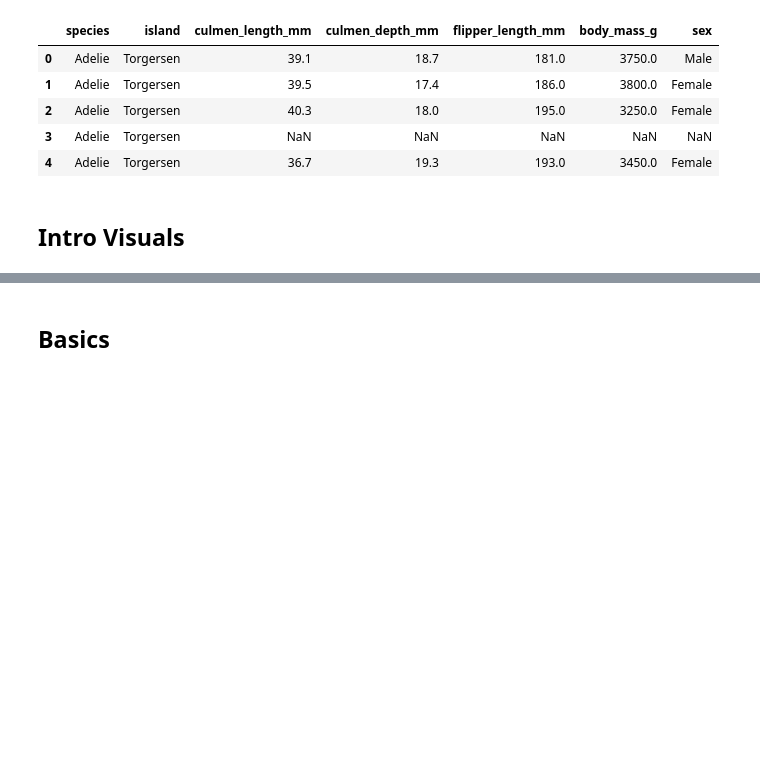
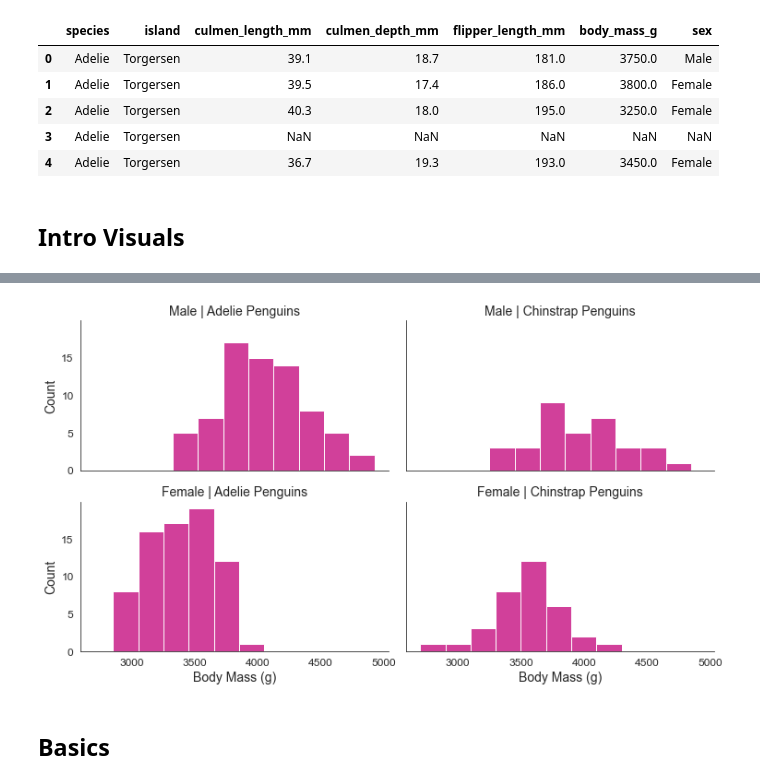
Before and after one commit to kimfetti/Videos, a Jupyter notebook: Seaborn/16_FacetGrid.ipynb, the cells around one changed output, grey strips where cells are left out. Drawn from its saved outputs; the diff is of its cells as text; code cells hidden in the pictures; blank space fills up the shorter version.

Commit message:
Update FacetGrid code

```diff
--- a/Seaborn/16_FacetGrid.ipynb
+++ b/Seaborn/16_FacetGrid.ipynb
@@ -50,0 +26,2 @@ plt.savefig('15histplot_histogram_thumb.png', dpi=200);
+# %%
+pen_ex = penguins[penguins.species.isin(['Adelie', 'Chinstrap'])]
@@ -51,3 +40,13 @@ plt.savefig('15histplot_histogram_thumb.png', dpi=200);
+# %%
+g = sns.FacetGrid(pen_ex, row='sex', col='species', aspect=1.75)
+g.map_dataframe(sns.histplot, x='body_mass_g', binwidth=200, color='xkcd:magenta')
+g.set_titles(row_template='{row_name}', col_template='{col_name} Penguins')
+g.set_axis_labels('Body Mass (g)', "Count")
+
+plt.tight_layout()
+#plt.savefig('15facetgrid_thumb.png', dpi=200);
+# %% [output]
+[figure, added]
 # %%
 plt.rc('xtick', labelsize=10)
 plt.rc('ytick', labelsize=10)
```
Also changed, not shown: parts of 16 cells of this notebook.
